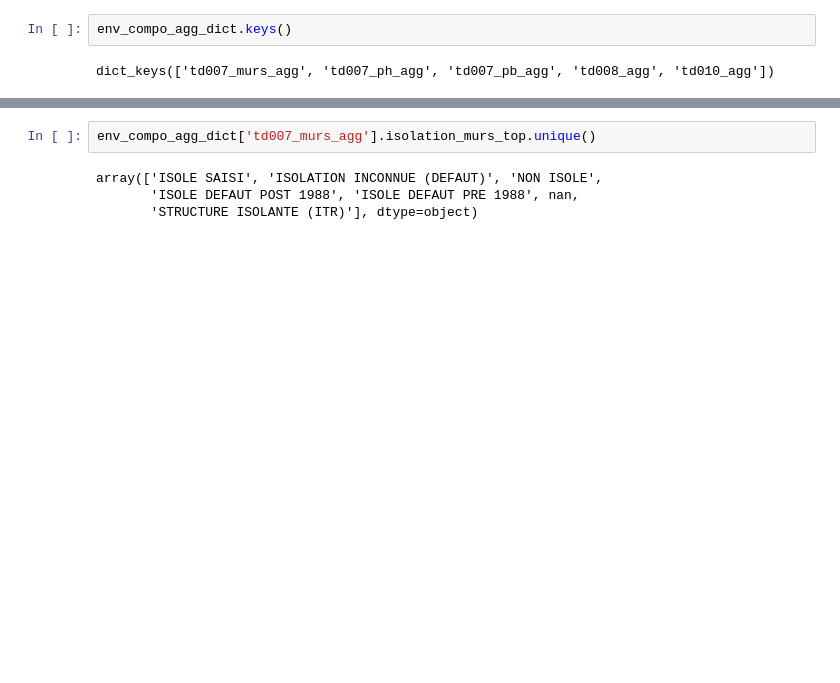
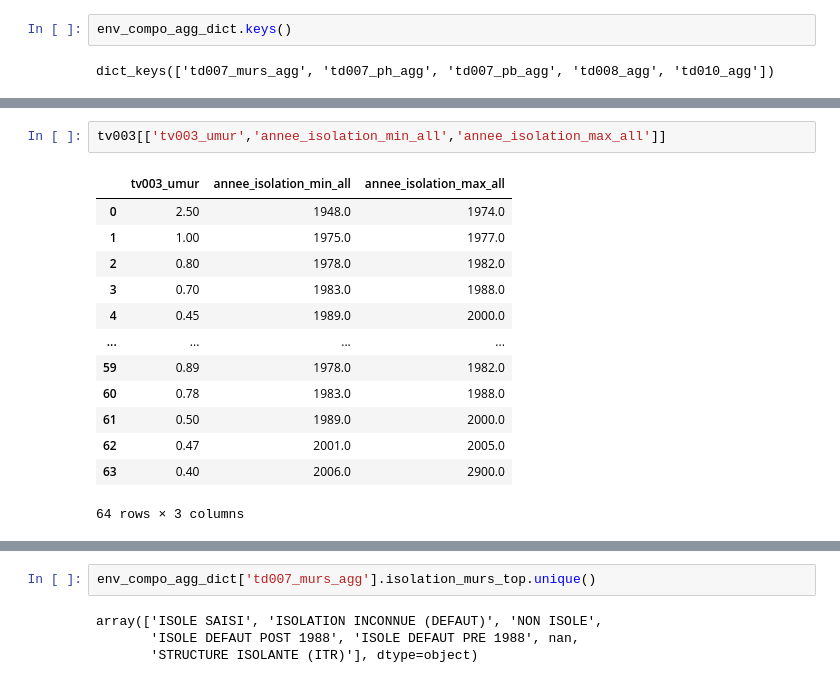
Before and after one commit to etalab/de-dpe-processing, a Jupyter notebook: data_processing_cstb/traitement_donnees_metier/dev-Copy1.ipynb, the cells around one changed output, grey strips where cells are left out. Cells and saved outputs as stored; diff of their text form; blank space fills up the shorter version.

```diff
--- a/data_processing_cstb/traitement_donnees_metier/dev-Copy1.ipynb
+++ b/data_processing_cstb/traitement_donnees_metier/dev-Copy1.ipynb
@@ -340,0 +400,16 @@ Index(['type_adjacence_top', 'type_adjacence_array', 'type_LNC_plafonds_array',
+# %%
+tv003[['tv003_umur','annee_isolation_min_all','annee_isolation_max_all']]
+# %% [output]
+|  | tv003_umur | annee_isolation_min_all | annee_isolation_max_all |
+| 0 | 2.50 | 1948.0 | 1974.0 |
+| 1 | 1.00 | 1975.0 | 1977.0 |
+| 2 | 0.80 | 1978.0 | 1982.0 |
+| 3 | 0.70 | 1983.0 | 1988.0 |
+| 4 | 0.45 | 1989.0 | 2000.0 |
+| ... | ... | ... | ... |
+| 59 | 0.89 | 1978.0 | 1982.0 |
+| 60 | 0.78 | 1983.0 | 1988.0 |
+| 61 | 0.50 | 1989.0 | 2000.0 |
+| 62 | 0.47 | 2001.0 | 2005.0 |
+| 63 | 0.40 | 2006.0 | 2900.0 |
+64 rows × 3 columns
```
Also changed, not shown: parts of 16 cells of this notebook, 3 other files.
